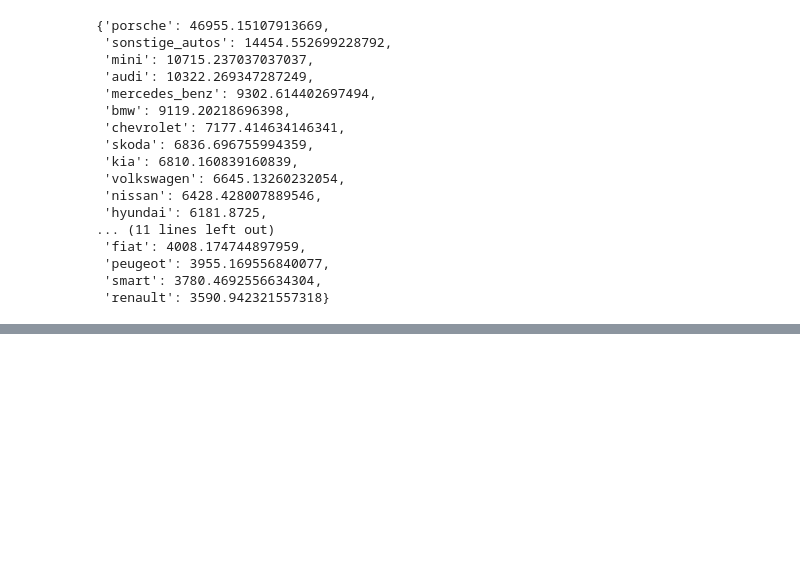
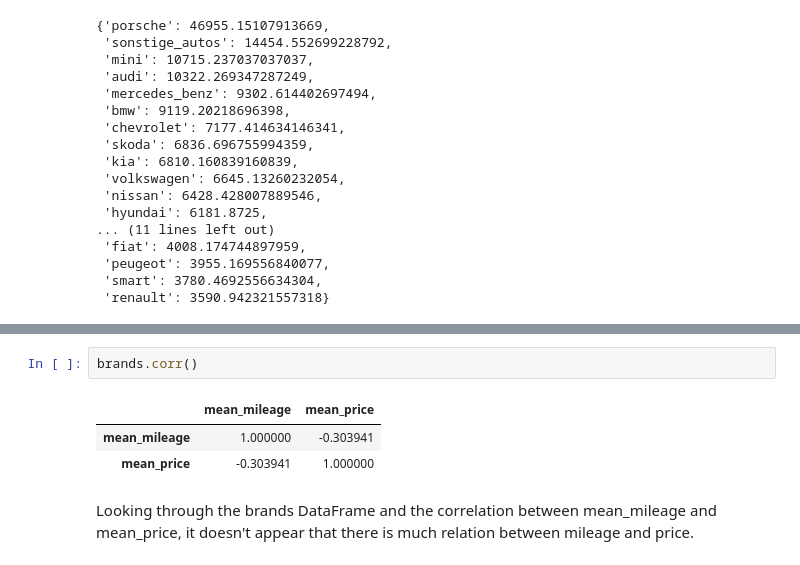
Before and after one commit to natekotila/DataQuestProjects, a Jupyter notebook: ebay/EbayAds.ipynb, the cells around one changed output, grey strips where cells are left out. Cells and saved outputs as stored; diff of their text form; blank space fills up the shorter version.

```diff
--- a/ebay/EbayAds.ipynb
+++ b/ebay/EbayAds.ipynb
@@ -474,0 +509,8 @@ sorted_mean_price
+# %%
+brands.corr()
+# %% [output]
+|  | mean_mileage | mean_price |
+| mean_mileage | 1.000000 | -0.303941 |
+| mean_price | -0.303941 | 1.000000 |
+# %% [markdown]
+Looking through the brands DataFrame and the correlation between mean_mileage and mean_price, it doesn't appear that there is much relation between mileage and price.
```
Also changed, not shown: parts of 8 cells of this notebook.
